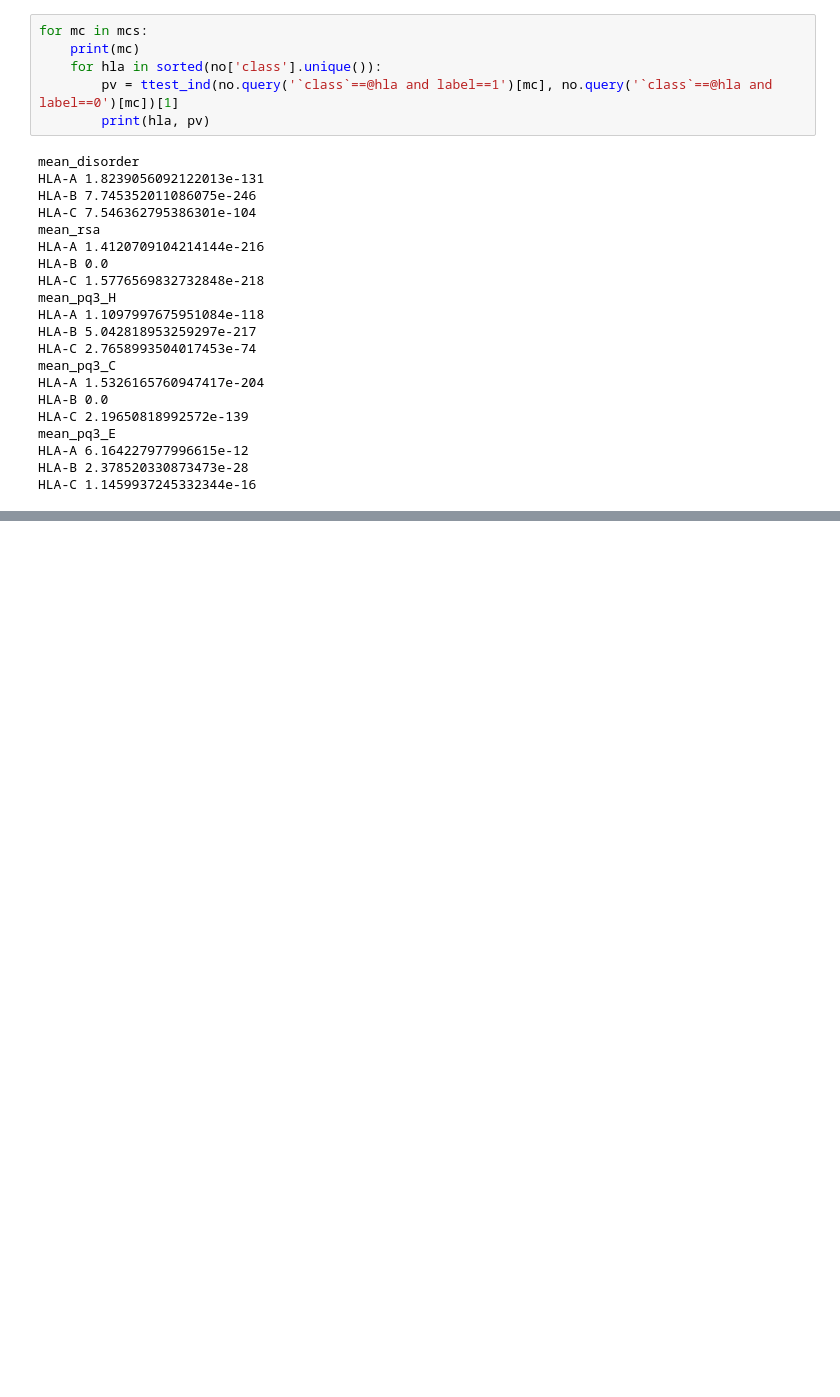
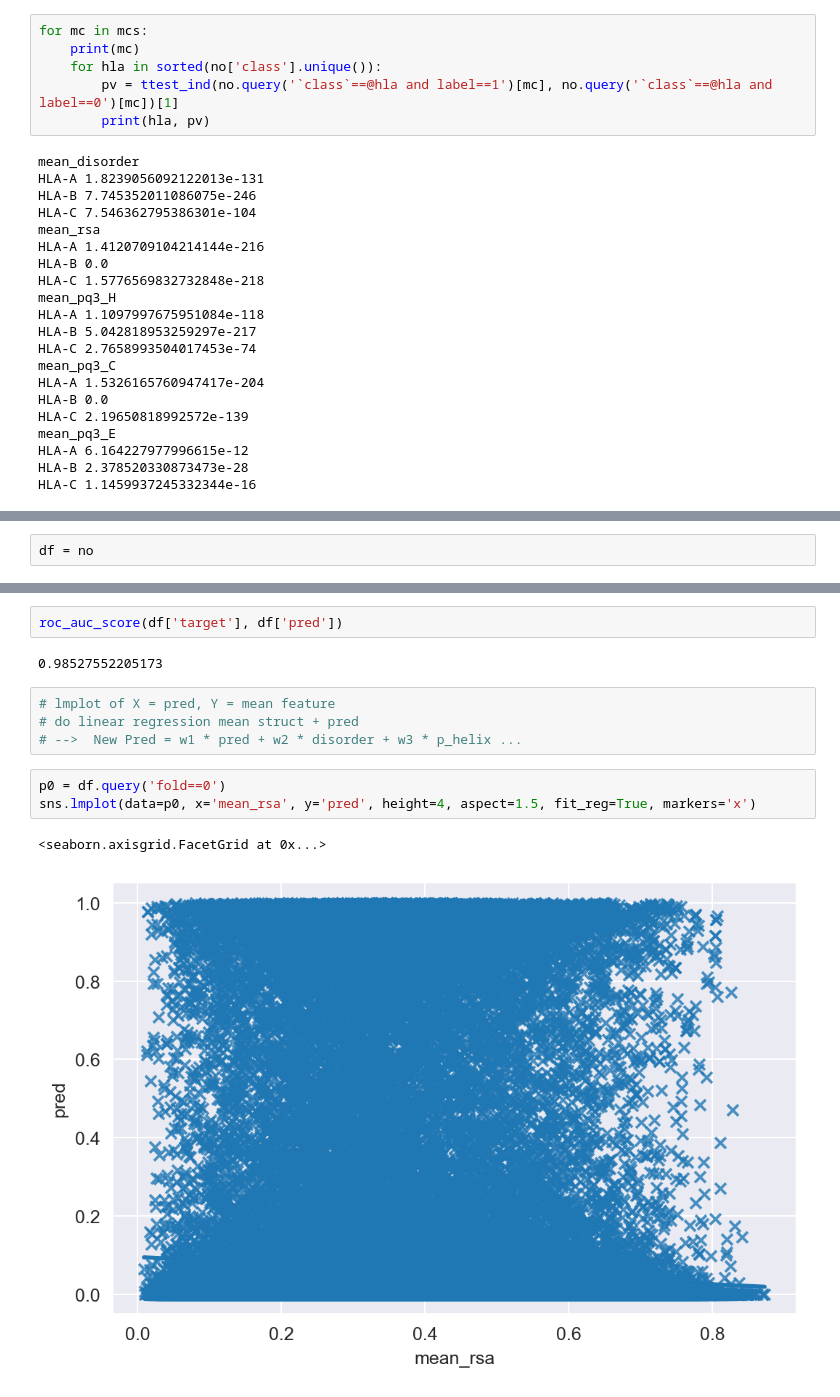
Before and after one commit to richieYT-wan/PyNNalign, a Jupyter notebook: notebooks/250114_MeanStructChecks.ipynb, the cells around one changed output, grey strips where cells are left out. Drawn from its saved outputs; the diff is of its cells as text; blank space fills up the shorter version.

```diff
--- a/notebooks/250114_MeanStructChecks.ipynb
+++ b/notebooks/250114_MeanStructChecks.ipynb
@@ -339,0 +534,2 @@ HLA-C 1.1459937245332344e-16
+# %%
+df = no
@@ -339,0 +775,14 @@ HLA-C 1.1459937245332344e-16
+# %%
+roc_auc_score(df['target'], df['pred'])
+# %% [output]
+0.98527552205173
+# %%
+# lmplot of X = pred, Y = mean feature
+# do linear regression mean struct + pred
+# -->  New Pred = w1 * pred + w2 * disorder + w3 * p_helix ...
+# %%
+p0 = df.query('fold==0')
+sns.lmplot(data=p0, x='mean_rsa', y='pred', height=4, aspect=1.5, fit_reg=True, markers='x')
+# %% [output]
+<seaborn.axisgrid.FacetGrid at 0x...>
+[figure, added]
```
Also changed, not shown: parts of 50 cells of this notebook, 2 other files.
